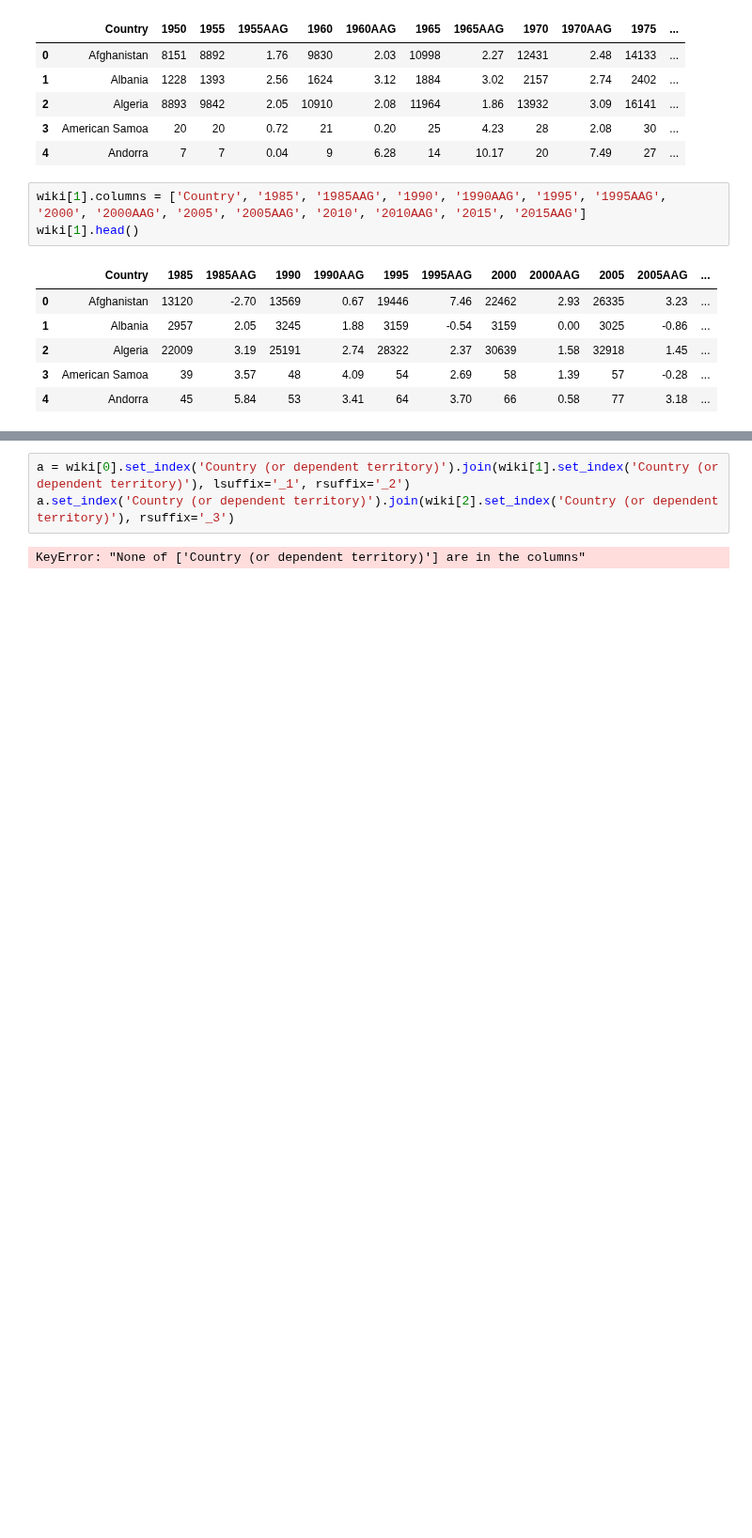
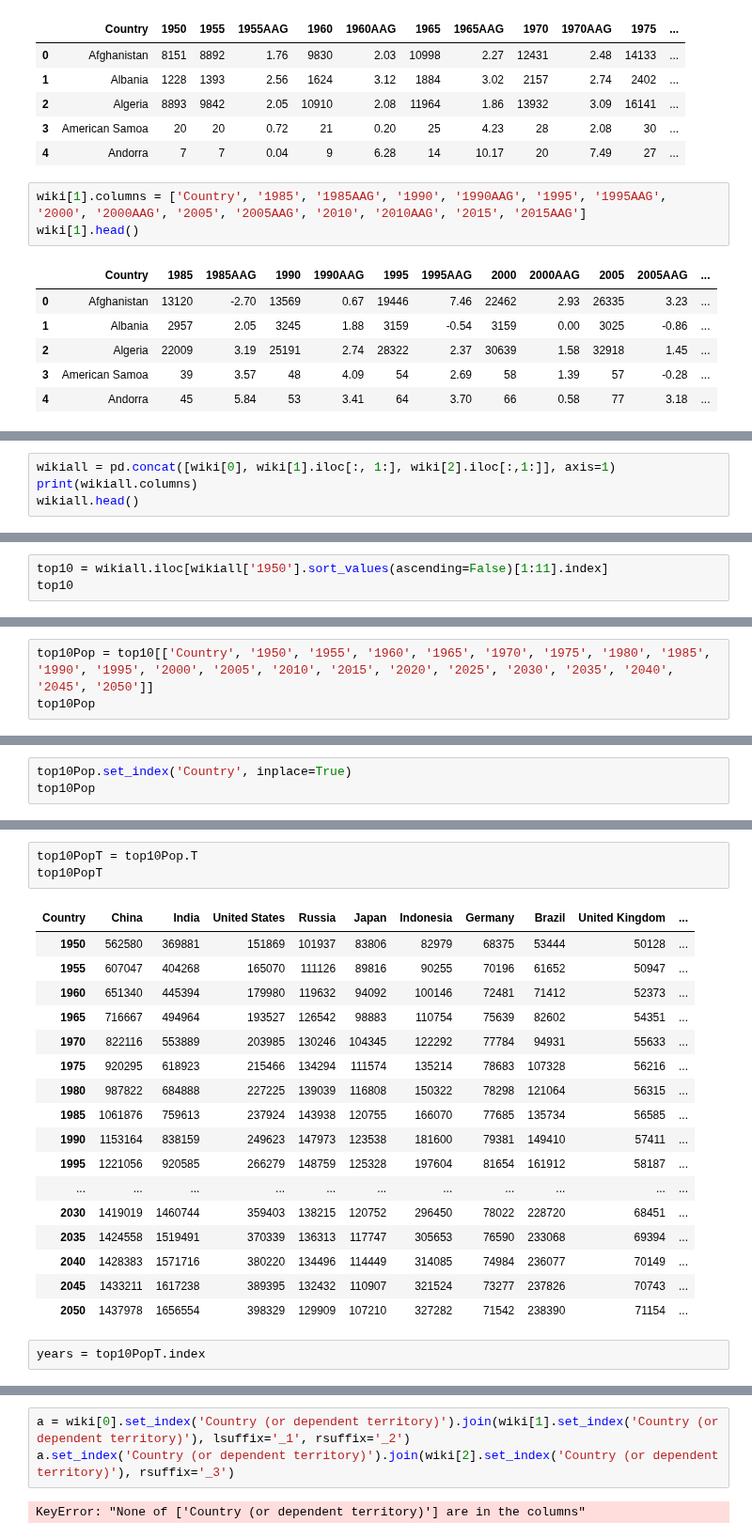
Before and after one commit to Prakhar-Saxena/CollegeAssignments, a Jupyter notebook: INFO212/assn3/INFO212-Assignment3.ipynb, the cells around one changed output, grey strips where cells are left out. Shown at 94% size. Saved outputs shown, nothing was run; the diff lists cells and outputs as text; blank space fills up the shorter version.

```diff
--- a/INFO212/assn3/INFO212-Assignment3.ipynb
+++ b/INFO212/assn3/INFO212-Assignment3.ipynb
@@ -117,0 +128,4 @@ wiki[1].head()
+# %%
+wikiall = pd.concat([wiki[0], wiki[1].iloc[:, 1:], wiki[2].iloc[:,1:]], axis=1)
+print(wikiall.columns)
+wikiall.head()
@@ -117,0 +147,3 @@ wiki[1].head()
+# %%
+top10 = wikiall.iloc[wikiall['1950'].sort_values(ascending=False)[1:11].index]
+top10
@@ -139,0 +167,3 @@ wiki[1]
+# %%
+top10Pop = top10[['Country', '1950', '1955', '1960', '1965', '1970', '1975', '1980', '1985', '1990', '1995', '2000', '2005', '2010', '2015', '2020', '2025', '2030', '2035', '2040', '2045', '2050']]
+top10Pop
@@ -139,0 +183,3 @@ wiki[1]
+# %%
+top10Pop.set_index('Country', inplace=True)
+top10Pop
@@ -139,0 +200,23 @@ wiki[1]
+# %%
+top10PopT = top10Pop.T
+top10PopT
+# %% [output]
+| Country | China | India | United States | Russia | Japan | Indonesia | Germany | Brazil | United Kingdom | ... |
+| 1950 | 562580 | 369881 | 151869 | 101937 | 83806 | 82979 | 68375 | 53444 | 50128 | ... |
+| 1955 | 607047 | 404268 | 165070 | 111126 | 89816 | 90255 | 70196 | 61652 | 50947 | ... |
+| 1960 | 651340 | 445394 | 179980 | 119632 | 94092 | 100146 | 72481 | 71412 | 52373 | ... |
+| 1965 | 716667 | 494964 | 193527 | 126542 | 98883 | 110754 | 75639 | 82602 | 54351 | ... |
+| 1970 | 822116 | 553889 | 203985 | 130246 | 104345 | 122292 | 77784 | 94931 | 55633 | ... |
+| 1975 | 920295 | 618923 | 215466 | 134294 | 111574 | 135214 | 78683 | 107328 | 56216 | ... |
+| 1980 | 987822 | 684888 | 227225 | 139039 | 116808 | 150322 | 78298 | 121064 | 56315 | ... |
+| 1985 | 1061876 | 759613 | 237924 | 143938 | 120755 | 166070 | 77685 | 135734 | 56585 | ... |
+| 1990 | 1153164 | 838159 | 249623 | 147973 | 123538 | 181600 | 79381 | 149410 | 57411 | ... |
+| 1995 | 1221056 | 920585 | 266279 | 148759 | 125328 | 197604 | 81654 | 161912 | 58187 | ... |
+| ... | ... | ... | ... | ... | ... | ... | ... | ... | ... | ... |
+| 2030 | 1419019 | 1460744 | 359403 | 138215 | 120752 | 296450 | 78022 | 228720 | 68451 | ... |
+| 2035 | 1424558 | 1519491 | 370339 | 136313 | 117747 | 305653 | 76590 | 233068 | 69394 | ... |
+| 2040 | 1428383 | 1571716 | 380220 | 134496 | 114449 | 314085 | 74984 | 236077 | 70149 | ... |
+| 2045 | 1433211 | 1617238 | 389395 | 132432 | 110907 | 321524 | 73277 | 237826 | 70743 | ... |
+| 2050 | 1437978 | 1656554 | 398329 | 129909 | 107210 | 327282 | 71542 | 238390 | 71154 | ... |
+# %%
+years = top10PopT.index
```
Also changed, not shown: parts of 8 cells of this notebook.
